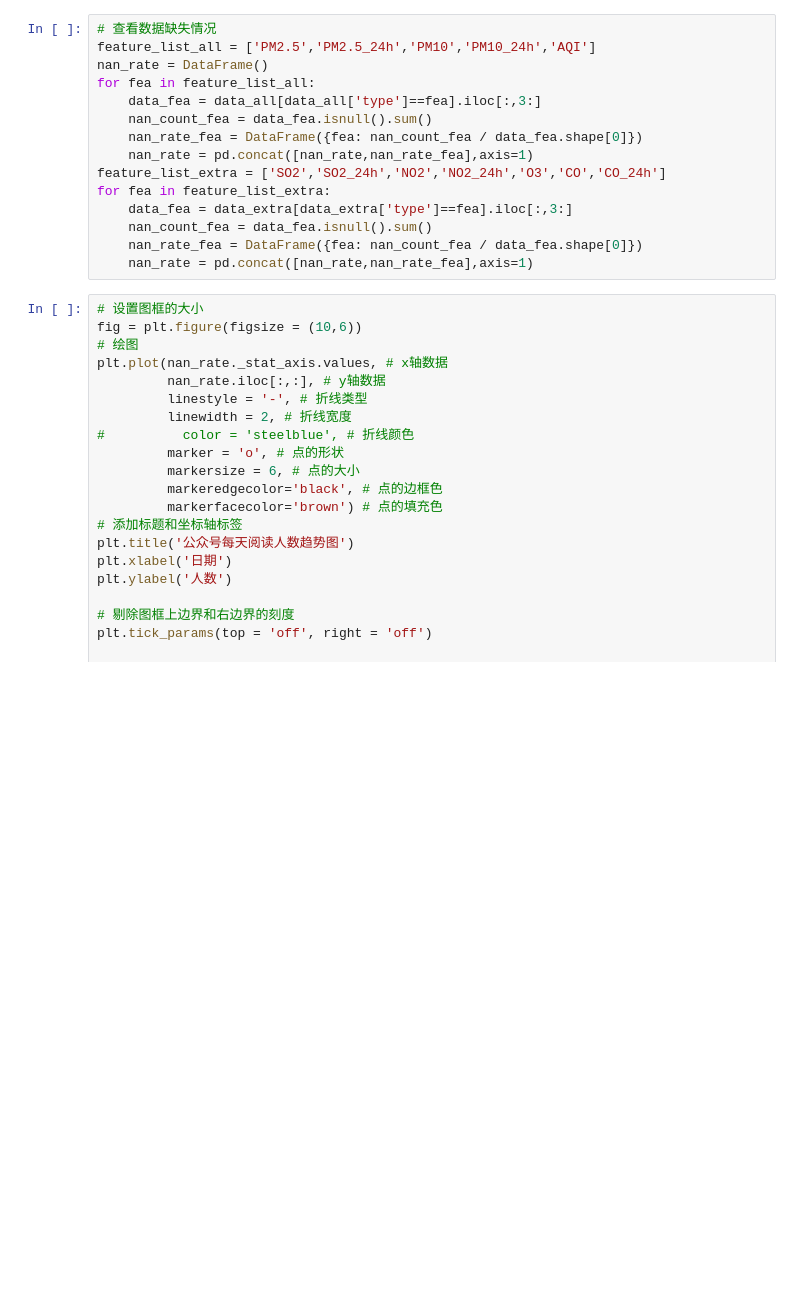
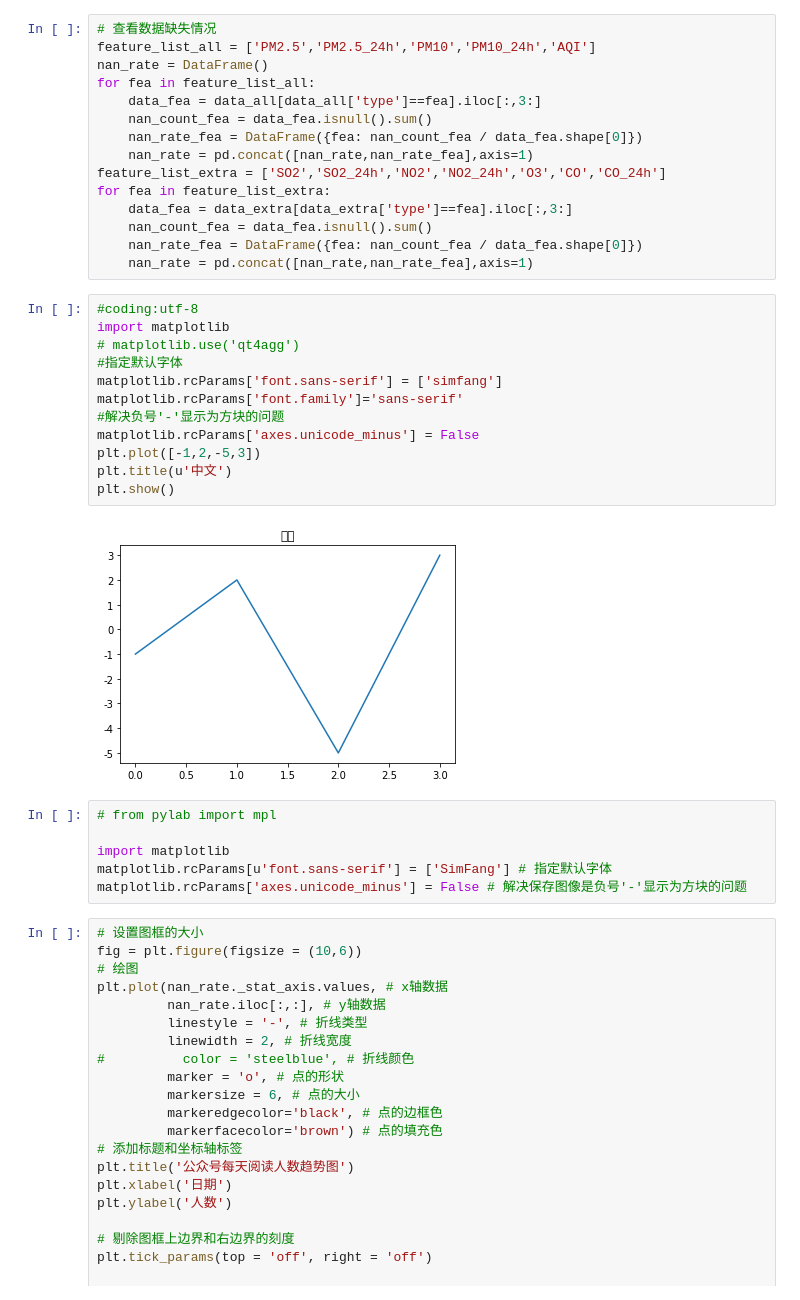
Before and after one commit to songyh15/PR2020_final_PM2.5, a Jupyter notebook: preprocess.ipynb, the cells around one changed output. Saved outputs shown, nothing was run; the diff lists cells and outputs as text; blank space fills up the shorter version.

```diff
--- a/preprocess.ipynb
+++ b/preprocess.ipynb
@@ -72,6 +72,26 @@ for fea in feature_list_extra:
     nan_count_fea = data_fea.isnull().sum()
     nan_rate_fea = DataFrame({fea: nan_count_fea / data_fea.shape[0]})
     nan_rate = pd.concat([nan_rate,nan_rate_fea],axis=1)
+# %%
+#coding:utf-8
+import matplotlib
+# matplotlib.use('qt4agg')
+#指定默认字体
+matplotlib.rcParams['font.sans-serif'] = ['simfang']
+matplotlib.rcParams['font.family']='sans-serif'
+#解决负号'-'显示为方块的问题
+matplotlib.rcParams['axes.unicode_minus'] = False
+plt.plot([-1,2,-5,3])
+plt.title(u'中文')
+plt.show()
+# %% [output]
+[figure, added]
+# %%
+# from pylab import mpl
+
+import matplotlib
+matplotlib.rcParams[u'font.sans-serif'] = ['SimFang'] # 指定默认字体
+matplotlib.rcParams['axes.unicode_minus'] = False # 解决保存图像是负号'-'显示为方块的问题
 # %%
 # 设置图框的大小
 fig = plt.figure(figsize = (10,6))
```
Also changed, not shown: parts of 2 cells of this notebook.
